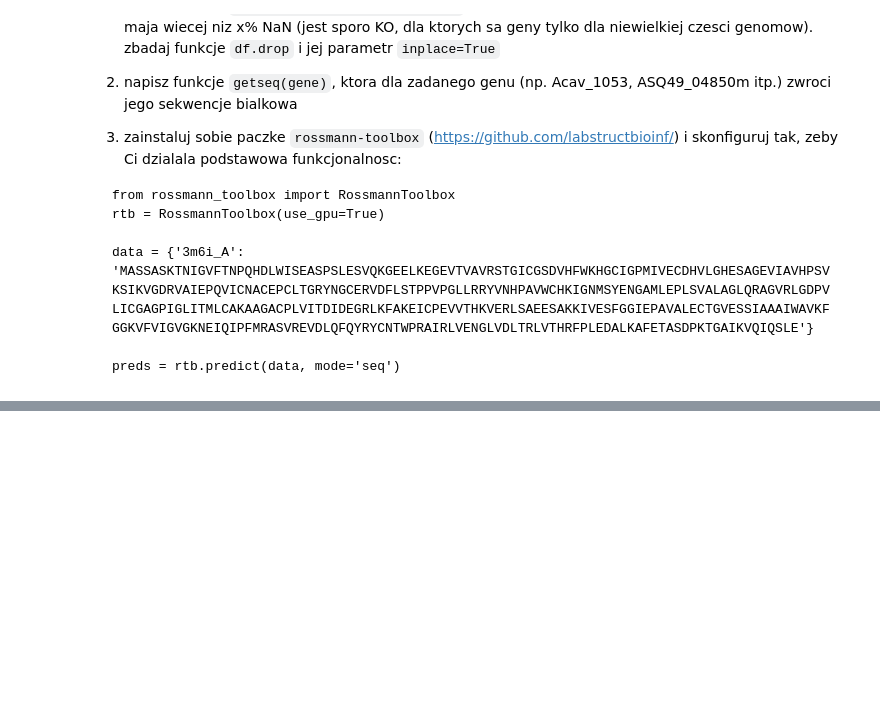
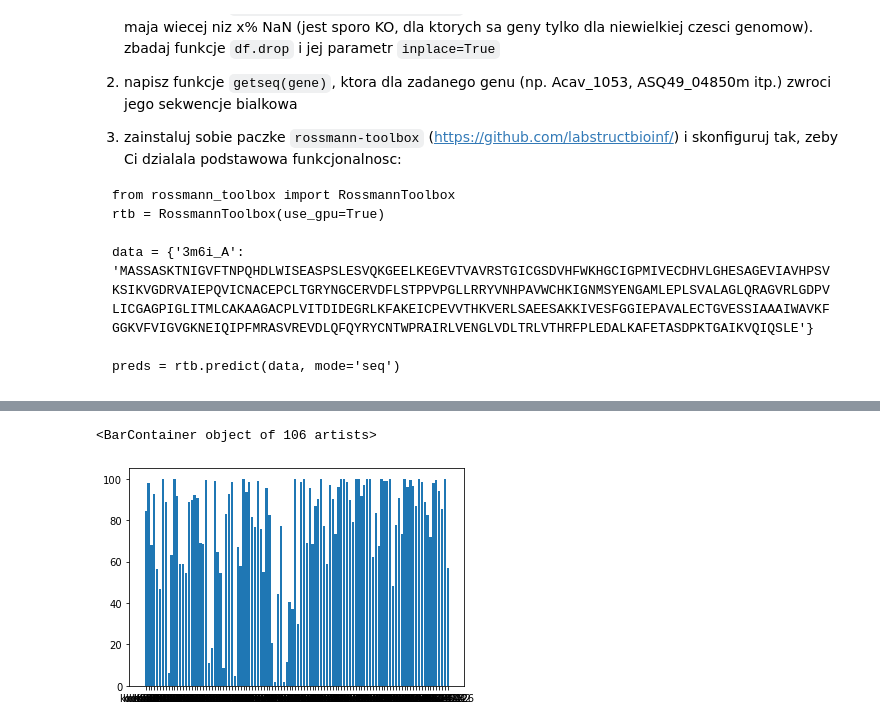
Before and after one commit to jjjk123/rossmann_pathways, a Jupyter notebook: app.ipynb, the cells around one changed output, grey strips where cells are left out. Saved outputs shown, nothing was run; the diff lists cells and outputs as text; code cells hidden in the pictures; blank space fills up the shorter version.

````diff
--- a/app.ipynb
+++ b/app.ipynb
@@ -150,3 +141,8 @@ data = {'3m6i_A': 'MASSASKTNIGVFTNPQHDLWISEASPSLESVQKGEELKEGEVTVAVRSTGICGSDVHFWK
 
 preds = rtb.predict(data, mode='seq')
 ```
+# %%
+nan_percentages = {}
+for col in path2ko_and_genes['path:ko00010']:
+    perc = 100 * path2ko_and_genes['path:ko00010'][col].isnull().sum() / len(path2ko_and_genes['path:ko00010'])
+    nan_percentages[col] = perc
@@ -152,0 +186,5 @@ preds = rtb.predict(data, mode='seq')
+# %%
+plt.bar(list(nan_percentages.keys()), nan_percentages.values())
+# %% [output]
+<BarContainer object of 106 artists>
+[figure, added]
````
Also changed, not shown: parts of 6 cells of this notebook.
